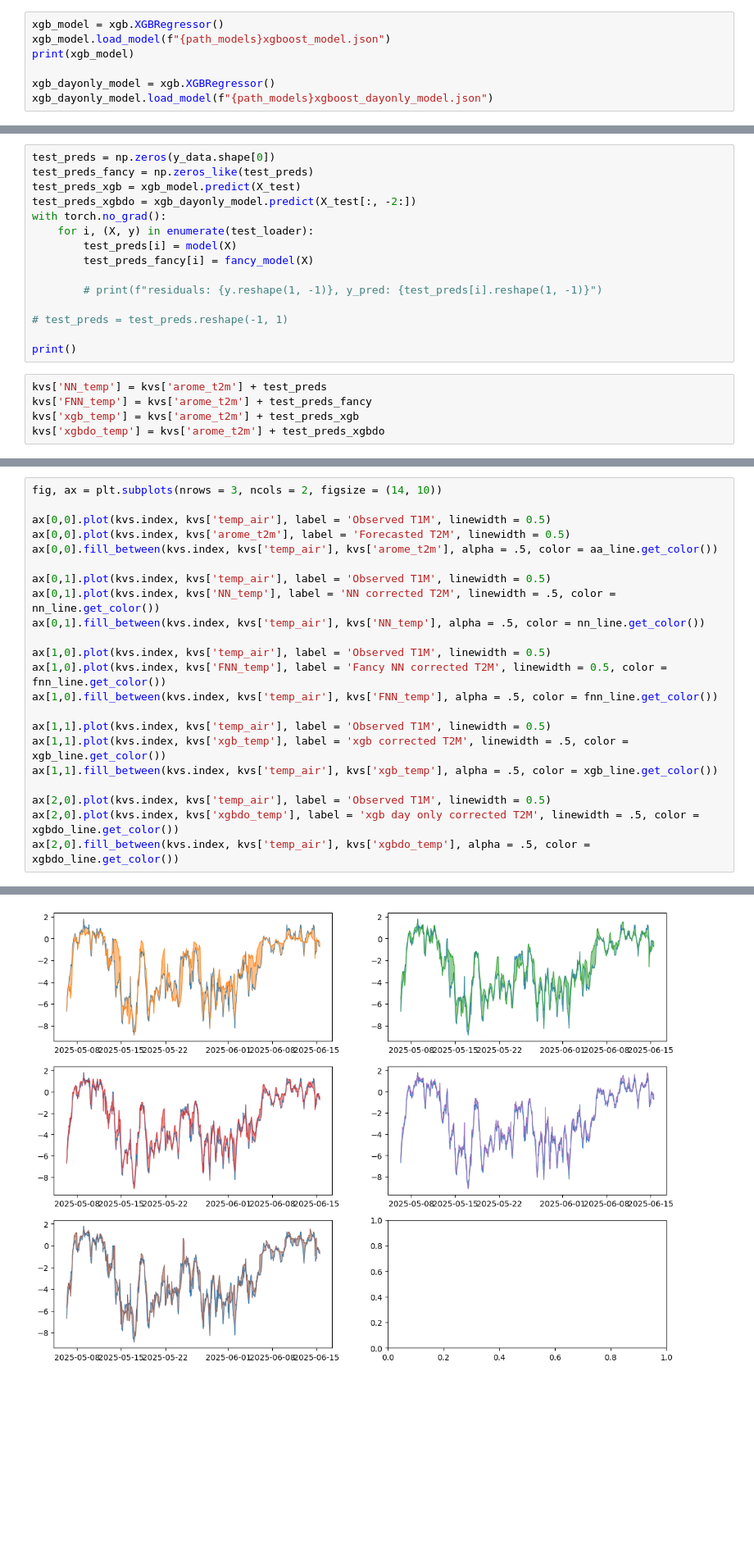
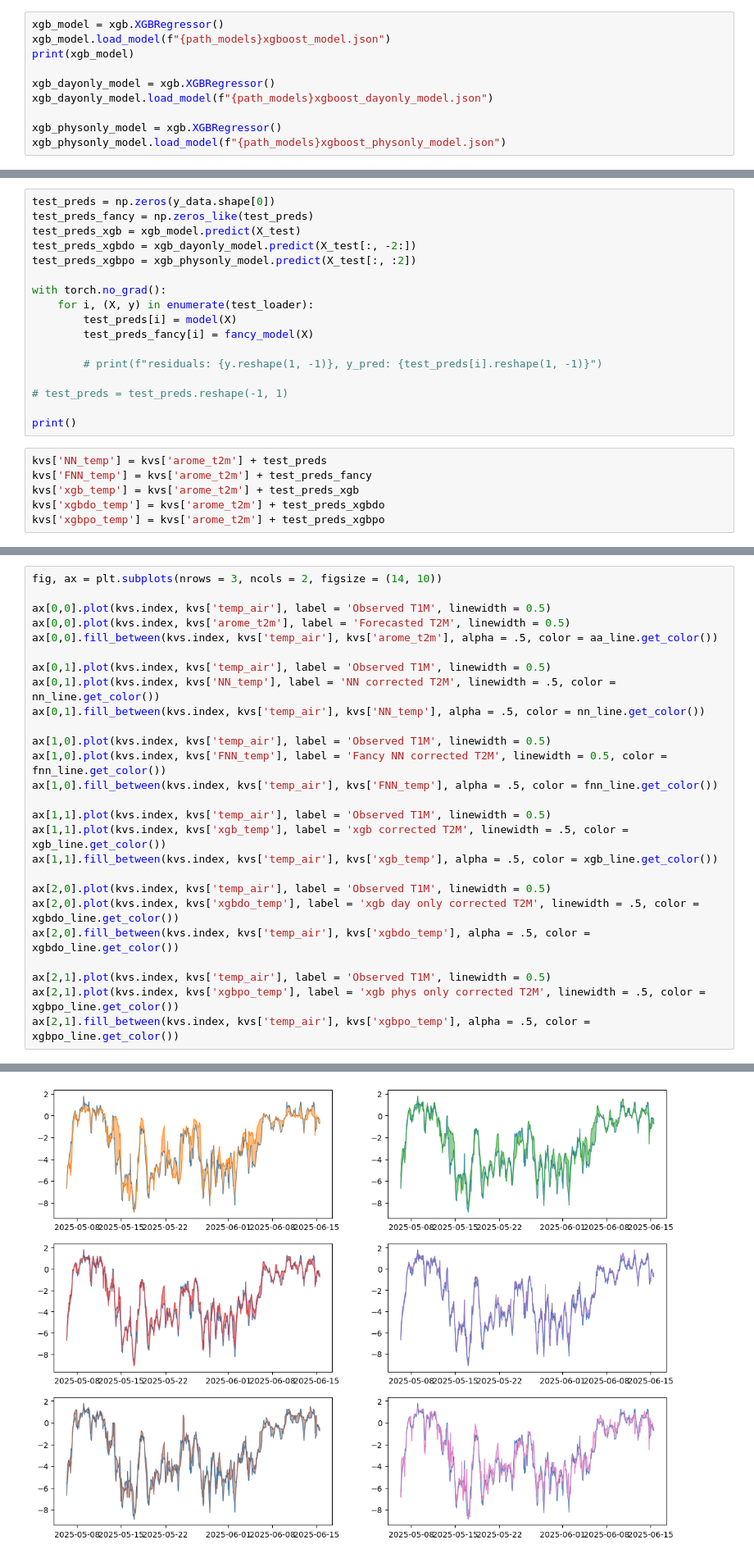
Before and after one commit to AreFrode/GEO9300_project, a Jupyter notebook: src/ML_correction.ipynb, the cells around one changed output, grey strips where cells are left out. Shown: that part at 82% size. Saved outputs shown, nothing was run; the diff lists cells and outputs as text; blank space fills up the shorter version.

```diff
--- a/src/ML_correction.ipynb
+++ b/src/ML_correction.ipynb
@@ -89,4 +89,7 @@ print(xgb_model)
 
 xgb_dayonly_model = xgb.XGBRegressor()
 xgb_dayonly_model.load_model(f"{path_models}xgboost_dayonly_model.json")
+
+xgb_physonly_model = xgb.XGBRegressor()
+xgb_physonly_model.load_model(f"{path_models}xgboost_physonly_model.json")
 # %% [output]
@@ -108,6 +111,8 @@ test_preds = np.zeros(y_data.shape[0])
 test_preds_fancy = np.zeros_like(test_preds)
 test_preds_xgb = xgb_model.predict(X_test)
 test_preds_xgbdo = xgb_dayonly_model.predict(X_test[:, -2:])
+test_preds_xgbpo = xgb_physonly_model.predict(X_test[:, :2])
+
 with torch.no_grad():
     for i, (X, y) in enumerate(test_loader):
         test_preds[i] = model(X)
@@ -123,3 +128,4 @@ kvs['NN_temp'] = kvs['arome_t2m'] + test_preds
 kvs['FNN_temp'] = kvs['arome_t2m'] + test_preds_fancy
 kvs['xgb_temp'] = kvs['arome_t2m'] + test_preds_xgb
 kvs['xgbdo_temp'] = kvs['arome_t2m'] + test_preds_xgbdo
+kvs['xgbpo_temp'] = kvs['arome_t2m'] + test_preds_xgbpo
@@ -154,28 +165,32 @@ fig.legend()
 # %%
 fig, ax = plt.subplots(nrows = 3, ncols = 2, figsize = (14, 10))
 
 ax[0,0].plot(kvs.index, kvs['temp_air'], label = 'Observed T1M', linewidth = 0.5)
 ax[0,0].plot(kvs.index, kvs['arome_t2m'], label = 'Forecasted T2M', linewidth = 0.5)
 ax[0,0].fill_between(kvs.index, kvs['temp_air'], kvs['arome_t2m'], alpha = .5, color = aa_line.get_color())
 
 ax[0,1].plot(kvs.index, kvs['temp_air'], label = 'Observed T1M', linewidth = 0.5)
 ax[0,1].plot(kvs.index, kvs['NN_temp'], label = 'NN corrected T2M', linewidth = .5, color = nn_line.get_color())
 ax[0,1].fill_between(kvs.index, kvs['temp_air'], kvs['NN_temp'], alpha = .5, color = nn_line.get_color())
 
 ax[1,0].plot(kvs.index, kvs['temp_air'], label = 'Observed T1M', linewidth = 0.5)
 ax[1,0].plot(kvs.index, kvs['FNN_temp'], label = 'Fancy NN corrected T2M', linewidth = 0.5, color = fnn_line.get_color())
 ax[1,0].fill_between(kvs.index, kvs['temp_air'], kvs['FNN_temp'], alpha = .5, color = fnn_line.get_color())
 
 ax[1,1].plot(kvs.index, kvs['temp_air'], label = 'Observed T1M', linewidth = 0.5)
 ax[1,1].plot(kvs.index, kvs['xgb_temp'], label = 'xgb corrected T2M', linewidth = .5, color = xgb_line.get_color())
 ax[1,1].fill_between(kvs.index, kvs['temp_air'], kvs['xgb_temp'], alpha = .5, color = xgb_line.get_color())
 
 ax[2,0].plot(kvs.index, kvs['temp_air'], label = 'Observed T1M', linewidth = 0.5)
 ax[2,0].plot(kvs.index, kvs['xgbdo_temp'], label = 'xgb day only corrected T2M', linewidth = .5, color = xgbdo_line.get_color())
 ax[2,0].fill_between(kvs.index, kvs['temp_air'], kvs['xgbdo_temp'], alpha = .5, color = xgbdo_line.get_color())
+
+ax[2,1].plot(kvs.index, kvs['temp_air'], label = 'Observed T1M', linewidth = 0.5)
+ax[2,1].plot(kvs.index, kvs['xgbpo_temp'], label = 'xgb phys only corrected T2M', linewidth = .5, color = xgbpo_line.get_color())
+ax[2,1].fill_between(kvs.index, kvs['temp_air'], kvs['xgbpo_temp'], alpha = .5, color = xgbpo_line.get_color())
 # %% [output]
 <matplotlib.collections.FillBetweenPolyCollection at 0x...>
-[figure, old version]
+[figure, new version]
 # %% [markdown]
 #### Predictor importance xgboost
 # %% [markdown]
```
Also changed, not shown: parts of 5 cells of this notebook, 6 other files.
